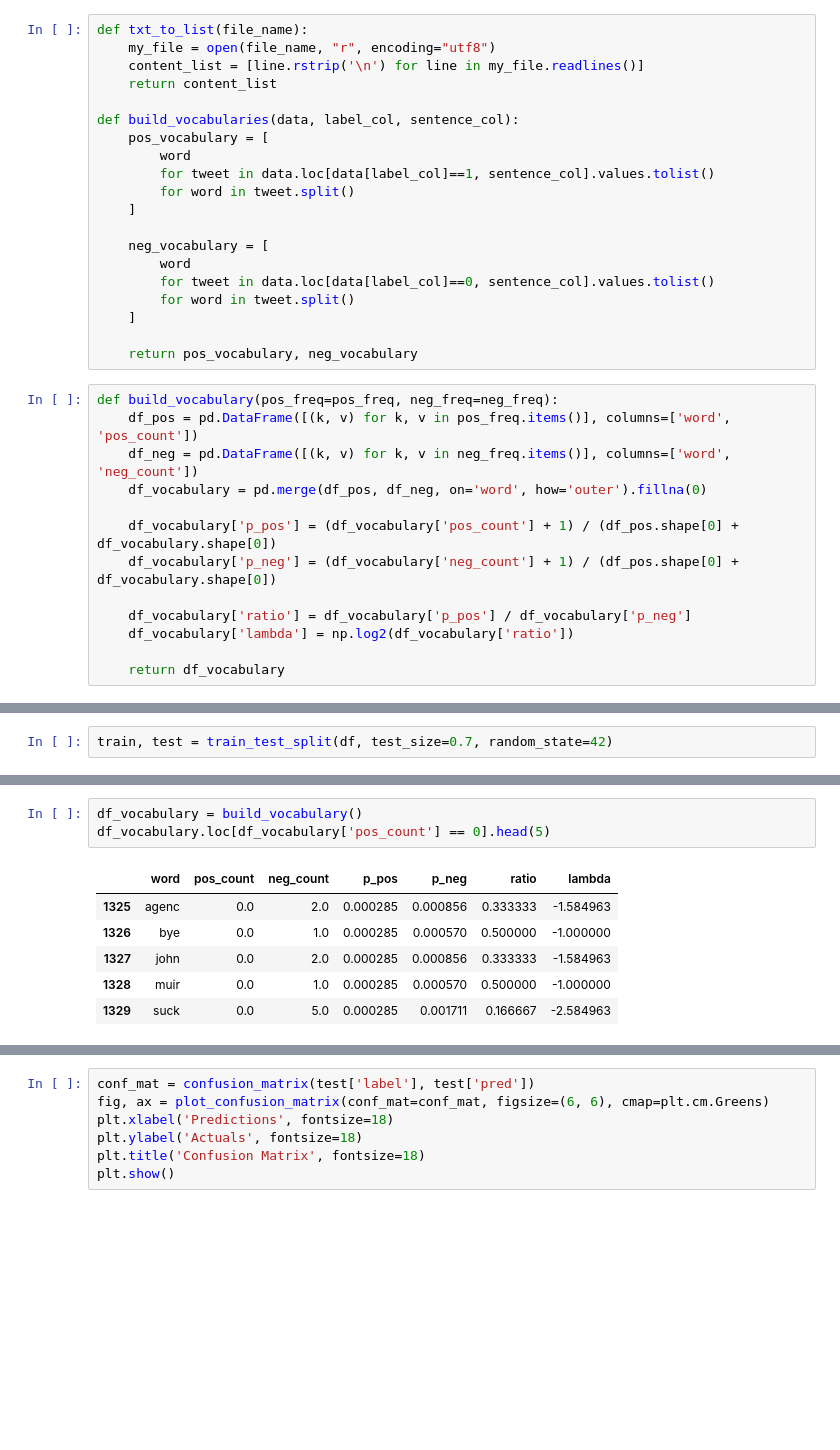
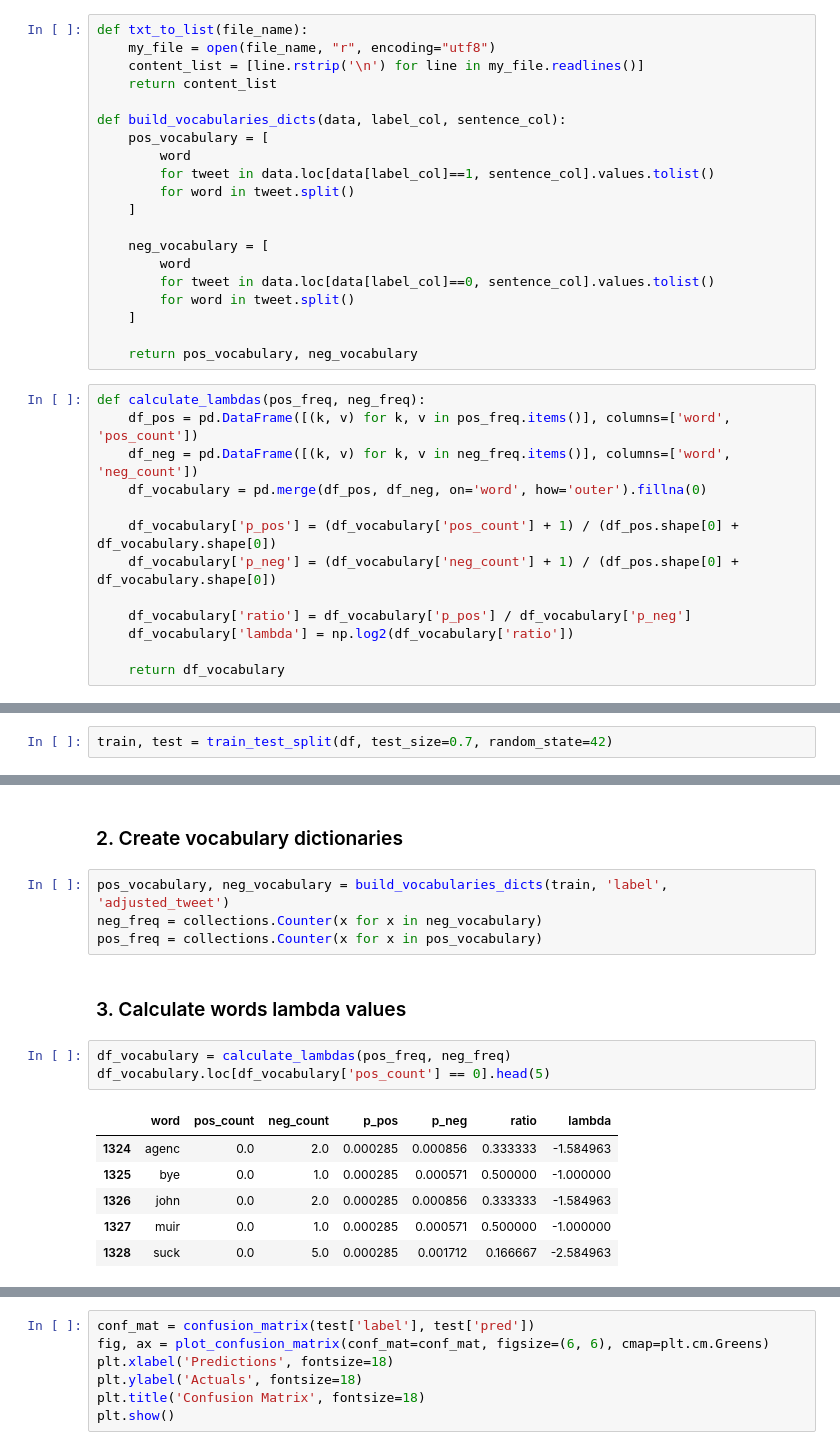
Before and after one commit to Omer-Hedvat/dl, a Jupyter notebook: nlp_w_classifification_and_vector_spaces/week2_naive_bayes.ipynb, the cells around one changed output, grey strips where cells are left out. Saved outputs shown, nothing was run; the diff lists cells and outputs as text; blank space fills up the shorter version.

```diff
--- a/nlp_w_classifification_and_vector_spaces/week2_naive_bayes.ipynb
+++ b/nlp_w_classifification_and_vector_spaces/week2_naive_bayes.ipynb
@@ -59,7 +70,7 @@ def txt_to_list(file_name):
     content_list = [line.rstrip('\n') for line in my_file.readlines()]
     return content_list
 
-def build_vocabularies(data, label_col, sentence_col):
+def build_vocabularies_dicts(data, label_col, sentence_col):
     pos_vocabulary = [
         word
         for tweet in data.loc[data[label_col]==1, sentence_col].values.tolist()
@@ -74,7 +85,7 @@ def build_vocabularies(data, label_col, sentence_col):
 
     return pos_vocabulary, neg_vocabulary
 # %%
-def build_vocabulary(pos_freq=pos_freq, neg_freq=neg_freq):
+def calculate_lambdas(pos_freq, neg_freq):
     df_pos = pd.DataFrame([(k, v) for k, v in pos_freq.items()], columns=['word', 'pos_count'])
     df_neg = pd.DataFrame([(k, v) for k, v in neg_freq.items()], columns=['word', 'neg_count'])
     df_vocabulary = pd.merge(df_pos, df_neg, on='word', how='outer').fillna(0)
@@ -119,10 +127,18 @@ train.head()
+# %% [markdown]
+### 2. Create vocabulary dictionaries
+# %%
+pos_vocabulary, neg_vocabulary = build_vocabularies_dicts(train, 'label', 'adjusted_tweet')
+neg_freq = collections.Counter(x for x in neg_vocabulary)
+pos_freq = collections.Counter(x for x in pos_vocabulary)
+# %% [markdown]
+### 3. Calculate words lambda values
 # %%
-df_vocabulary = build_vocabulary()
+df_vocabulary = calculate_lambdas(pos_freq, neg_freq)
 df_vocabulary.loc[df_vocabulary['pos_count'] == 0].head(5)
 # %% [output]
 |  | word | pos_count | neg_count | p_pos | p_neg | ratio | lambda |
-| 1325 | agenc | 0.0 | 2.0 | 0.000285 | 0.000856 | 0.333333 | -1.584963 |
-| 1326 | bye | 0.0 | 1.0 | 0.000285 | 0.000570 | 0.500000 | -1.000000 |
-| 1327 | john | 0.0 | 2.0 | 0.000285 | 0.000856 | 0.333333 | -1.584963 |
-| 1328 | muir | 0.0 | 1.0 | 0.000285 | 0.000570 | 0.500000 | -1.000000 |
-| 1329 | suck | 0.0 | 5.0 | 0.000285 | 0.001711 | 0.166667 | -2.584963 |
+| 1324 | agenc | 0.0 | 2.0 | 0.000285 | 0.000856 | 0.333333 | -1.584963 |
+| 1325 | bye | 0.0 | 1.0 | 0.000285 | 0.000571 | 0.500000 | -1.000000 |
+| 1326 | john | 0.0 | 2.0 | 0.000285 | 0.000856 | 0.333333 | -1.584963 |
+| 1327 | muir | 0.0 | 1.0 | 0.000285 | 0.000571 | 0.500000 | -1.000000 |
+| 1328 | suck | 0.0 | 5.0 | 0.000285 | 0.001712 | 0.166667 | -2.584963 |
```
Also changed, not shown: parts of 20 cells of this notebook, 1 other file.
